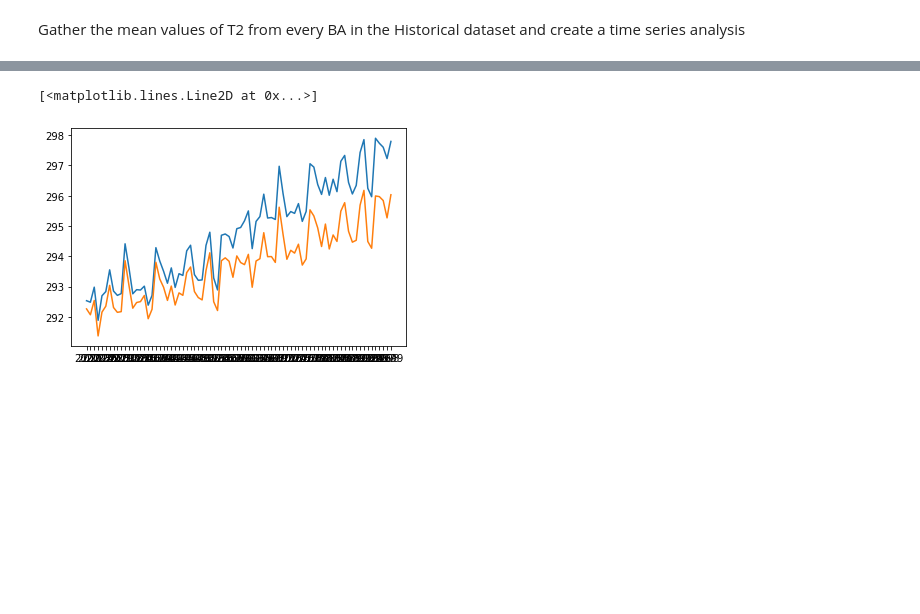
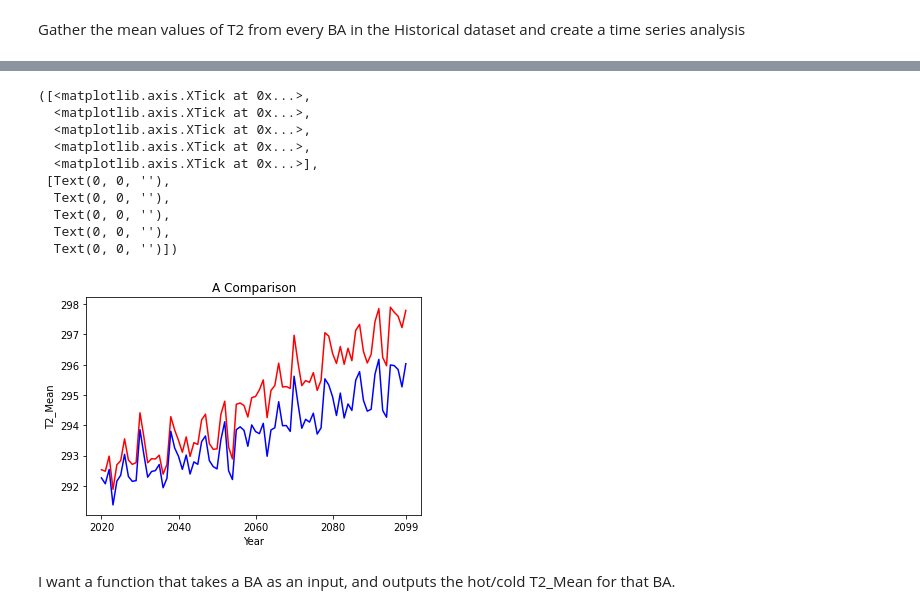
Before and after one commit to IMMM-SFA/misha_code, a Jupyter notebook: historical_means.ipynb, the cells around one changed output, grey strips where cells are left out. Saved outputs shown, nothing was run; the diff lists cells and outputs as text; code cells hidden in the pictures; blank space fills up the shorter version.

Commit message:
Adds function that visualizes BA comparison

```diff
--- a/historical_means.ipynb
+++ b/historical_means.ipynb
@@ -100,8 +102,25 @@ print(cold_AEC)
 [80 rows x 3 columns]
 # %%
 # compare the two AEC T2 means over time with a line graph
-plt.plot(hot_AEC['Year'], hot_AEC['T2_Mean'])
-plt.plot(cold_AEC['Year'], cold_AEC['T2_Mean'])
+plt.plot(hot_AEC['Year'], hot_AEC['T2_Mean'], color = "red")
+plt.plot(cold_AEC['Year'], cold_AEC['T2_Mean'], color = "blue")
+
+plt.xlabel('Year')
+plt.title('A Comparison')
+plt.ylabel('T2_Mean')
+
+plt.xticks([0, 20, 40, 60, 79])
 # %% [output]
-[<matplotlib.lines.Line2D at 0x...>]
+([<matplotlib.axis.XTick at 0x...>,
+  <matplotlib.axis.XTick at 0x...>,
+  <matplotlib.axis.XTick at 0x...>,
+  <matplotlib.axis.XTick at 0x...>,
+  <matplotlib.axis.XTick at 0x...>],
+ [Text(0, 0, ''),
+  Text(0, 0, ''),
+  Text(0, 0, ''),
+  Text(0, 0, ''),
+  Text(0, 0, '')])
-[figure, old version]
+[figure, new version]
+# %% [markdown]
+I want a function that takes a BA as an input, and outputs the hot/cold T2_Mean for that BA.
```
Also changed, not shown: parts of 3 cells of this notebook.
